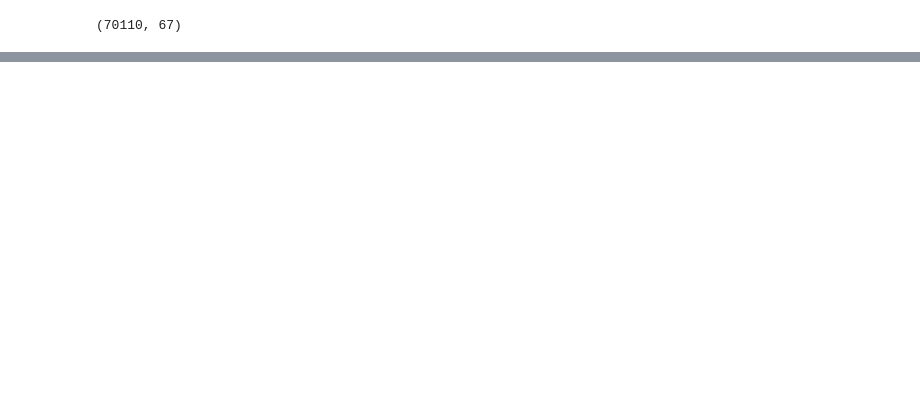
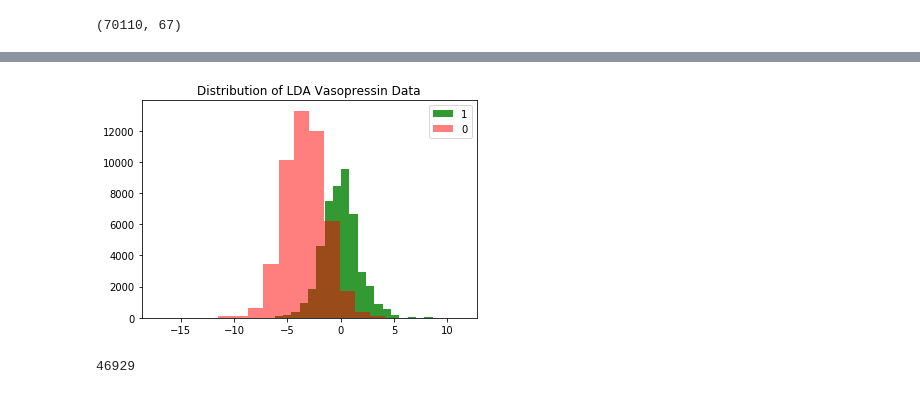
Before and after one commit to Ian-Mint/treatment_recommender, a Jupyter notebook: pre_processing/ECE271b Final Project Lab Data Cleaning.ipynb, the cells around one changed output, grey strips where cells are left out. Saved outputs shown, nothing was run; the diff lists cells and outputs as text; code cells hidden in the pictures; blank space fills up the shorter version.

```diff
--- a/pre_processing/ECE271b Final Project Lab Data Cleaning.ipynb
+++ b/pre_processing/ECE271b Final Project Lab Data Cleaning.ipynb
@@ -839,0 +973,3 @@ total
+# %%
+T = clf_lda.coef_
+T2 = clf_pca_lda.coef_
@@ -839,0 +1037,12 @@ total
+# %%
+plt.hist(xTrainLDA[yTrain == 1], bins=20, color='g', alpha=0.8, label='1')
+plt.hist(xTrainLDA[yTrain == 0], bins=20, color='r', alpha=0.5, label='0')
+plt.legend(loc='upper right')
+plt.title("Distribution of LDA Vasopressin Data")
+plt.show()
+# %% [output]
+[figure, added]
+# %%
+len(xTrainLDA[yTrain==1])
+# %% [output]
+46929
```
Also changed, not shown: parts of 53 cells of this notebook.
